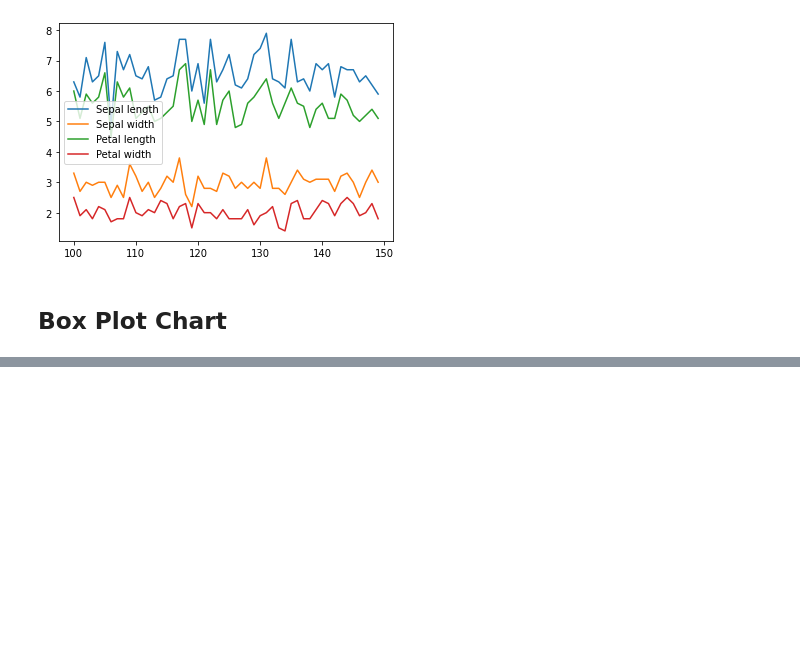
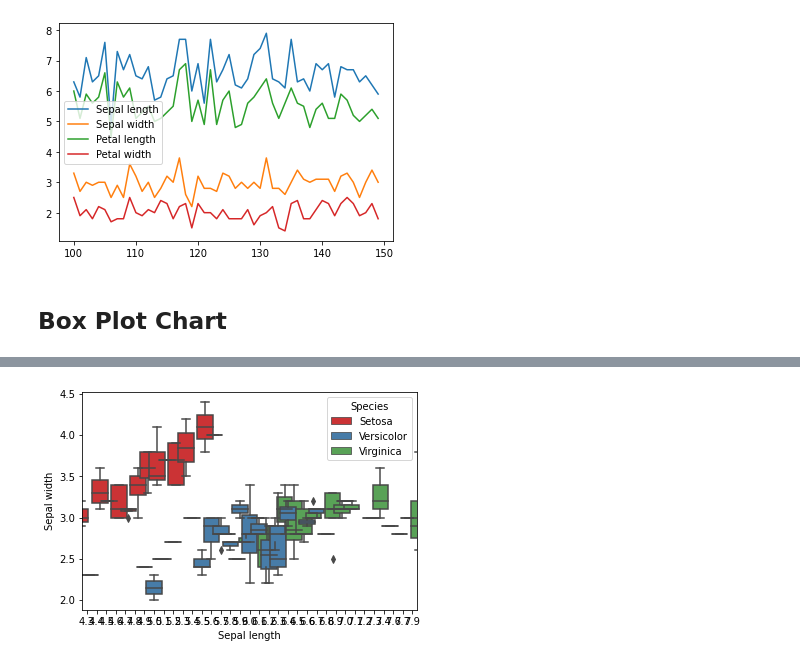
Before and after one commit to syedirfanx/data-comprehension, a Jupyter notebook: data-comprehension-using-python.ipynb, the cells around one changed output, grey strips where cells are left out. Saved outputs shown, nothing was run; the diff lists cells and outputs as text; code cells hidden in the pictures; blank space fills up the shorter version.

```diff
--- a/data-comprehension-using-python.ipynb
+++ b/data-comprehension-using-python.ipynb
@@ -171,0 +178,5 @@ data[data.Species == 'Virginica'].plot()
+# %%
+sns.boxplot(x="Sepal length", y="Sepal width", hue="Species", data=data, palette="Set1", width=5)
+plt.show()
+# %% [output]
+[figure, added]
```
Also changed, not shown: parts of 2 cells of this notebook.
